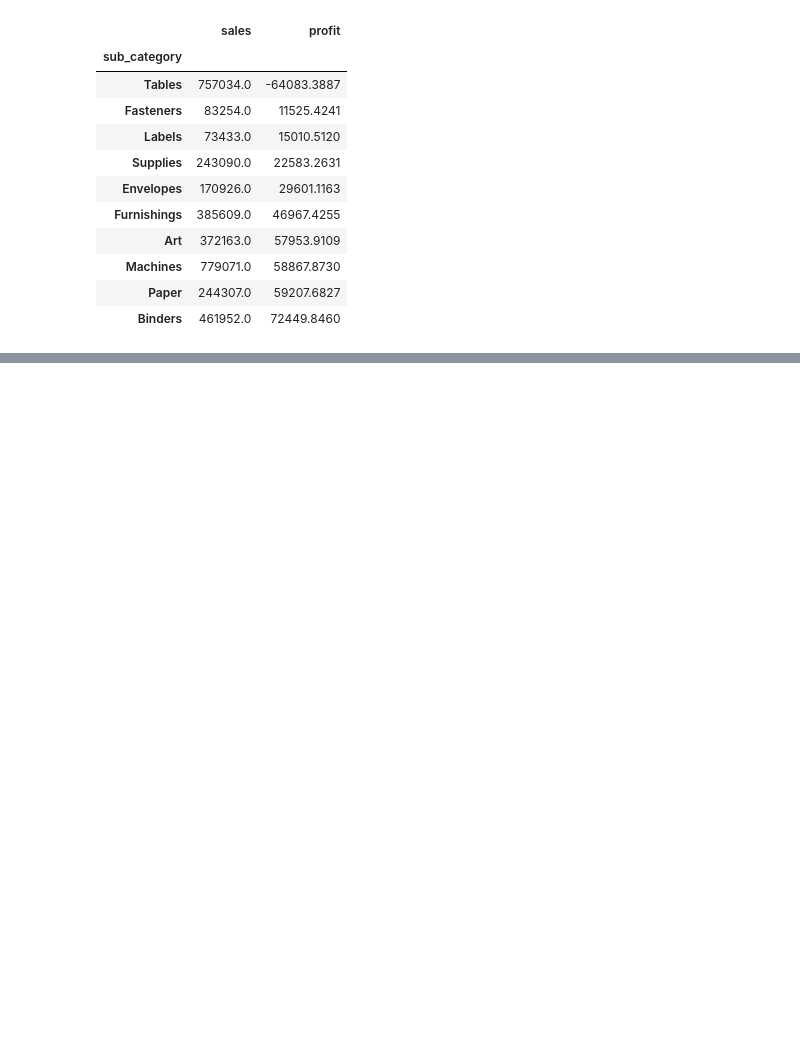
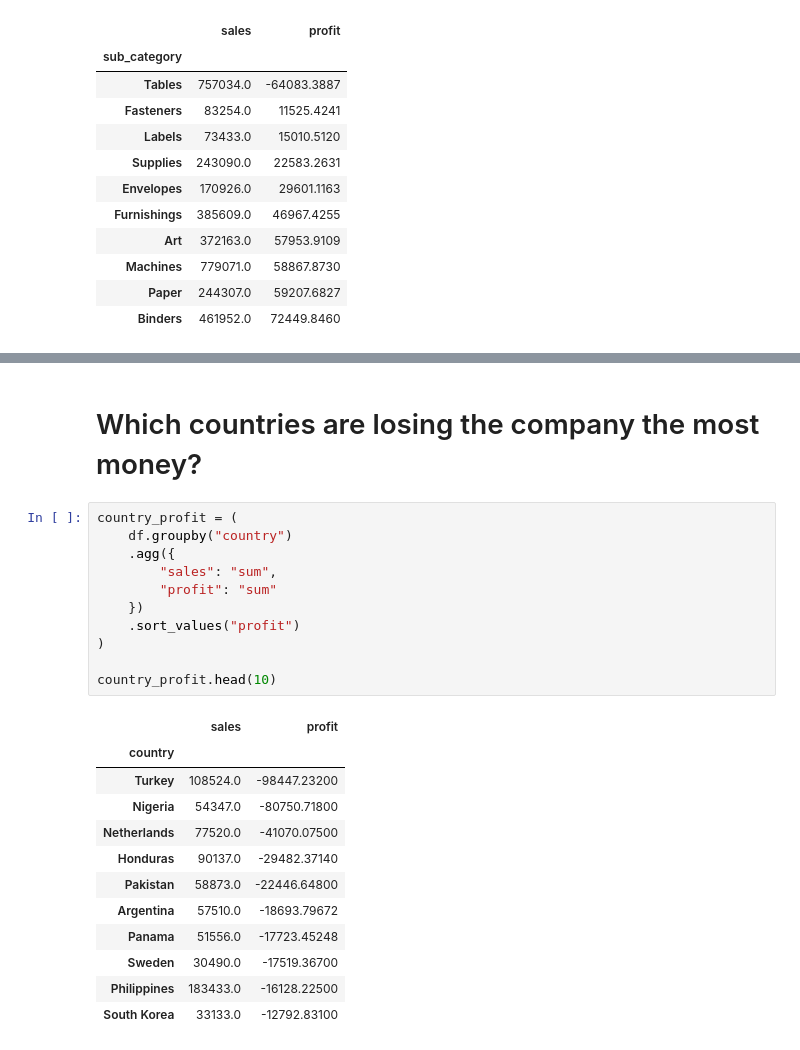
Before and after one commit to AmirhosseinAshrafi99/Retail-Sales-Analytics, a Jupyter notebook: notebooks/retail_sales_analysis.ipynb, the cells around one changed output, grey strips where cells are left out. Drawn from its saved outputs; the diff is of its cells as text; blank space fills up the shorter version.

```diff
--- a/notebooks/retail_sales_analysis.ipynb
+++ b/notebooks/retail_sales_analysis.ipynb
@@ -310,0 +386,26 @@ subcat_profit.sort_values(
+# %% [markdown]
+# Which countries are losing the company the most money?
+# %%
+country_profit = (
+    df.groupby("country")
+    .agg({
+        "sales": "sum",
+        "profit": "sum"
+    })
+    .sort_values("profit")
+)
+
+country_profit.head(10)
+# %% [output]
+|  | sales | profit |
+| country |  |  |
+| Turkey | 108524.0 | -98447.23200 |
+| Nigeria | 54347.0 | -80750.71800 |
+| Netherlands | 77520.0 | -41070.07500 |
+| Honduras | 90137.0 | -29482.37140 |
+| Pakistan | 58873.0 | -22446.64800 |
+| Argentina | 57510.0 | -18693.79672 |
+| Panama | 51556.0 | -17723.45248 |
+| Sweden | 30490.0 | -17519.36700 |
+| Philippines | 183433.0 | -16128.22500 |
+| South Korea | 33133.0 | -12792.83100 |
```
Also changed, not shown: parts of 23 cells of this notebook, 5 other files.
